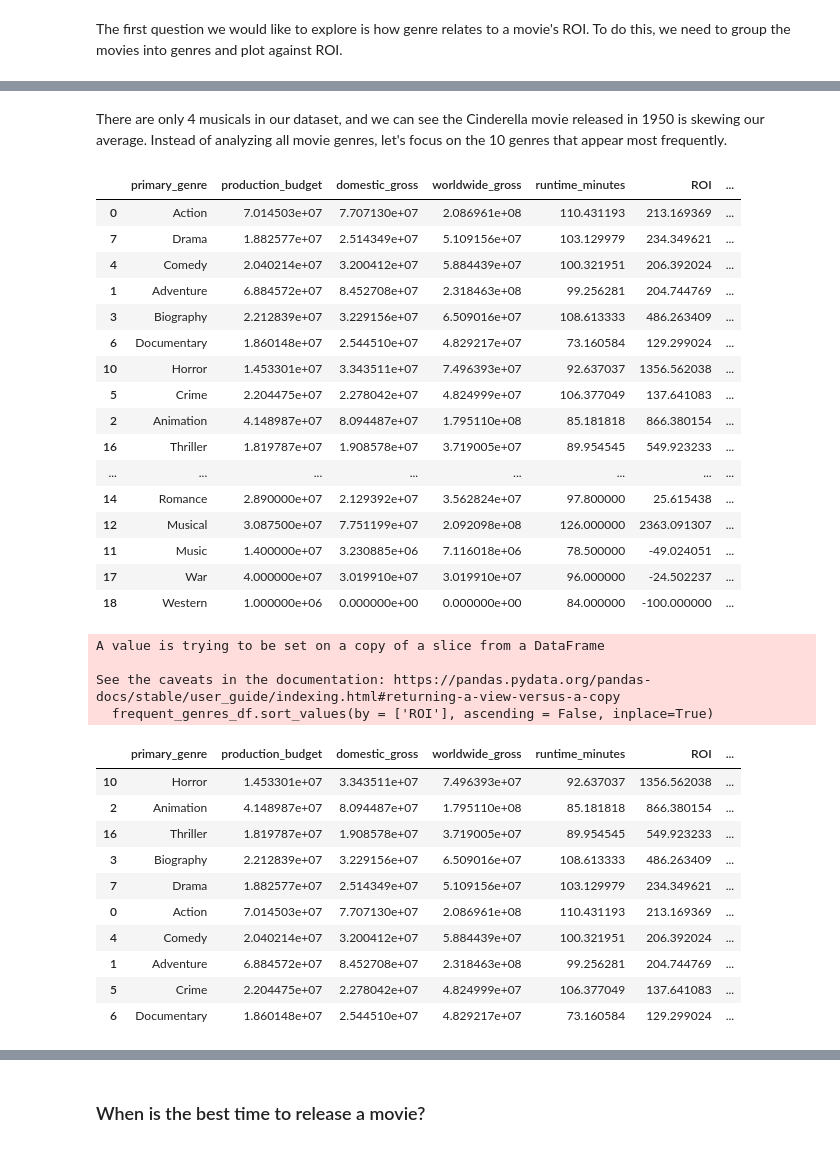
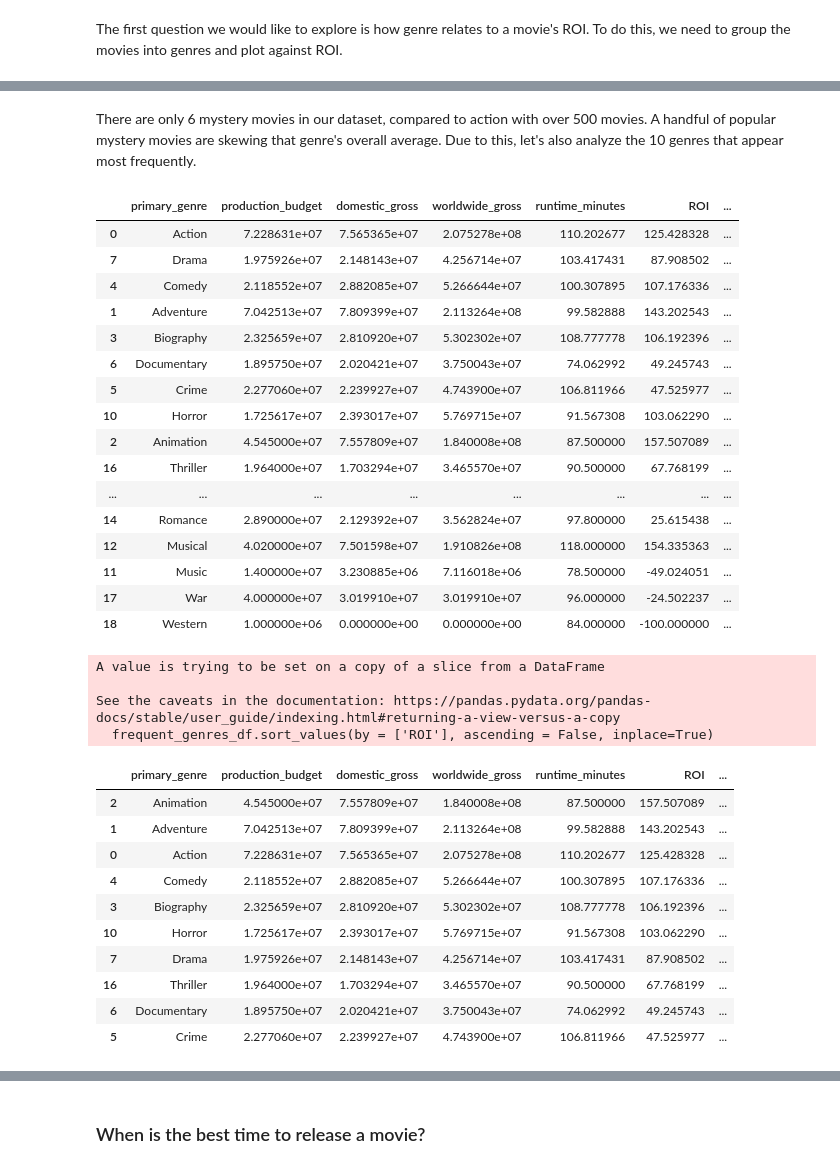
Before and after one commit to Sammyknee/dsc-project-template, a Jupyter notebook: Phase 1 Project - Data Analysis.ipynb, the cells around one changed output, grey strips where cells are left out. Drawn from its saved outputs; the diff is of its cells as text; code cells hidden in the pictures.

```diff
--- a/Phase 1 Project - Data Analysis.ipynb
+++ b/Phase 1 Project - Data Analysis.ipynb
@@ -38,0 +74,5 @@ directors_df.head()
+# %%
+#create new dataframe of ROI values below 1000
+
+filtered_title_budgets_df = title_budgets_df[title_budgets_df['ROI']< 800]
+filtered_title_budgets_df.shape
@@ -43,7 +87,7 @@ The first question we would like to explore is how genre relates to a movie's RO
 # %%
 # group movies by primary_genre in a new dataframe, and sort by ROI.
 
-genres_ROI_df = title_budgets_df.groupby(['primary_genre']).mean().reset_index()
+genres_ROI_df = filtered_title_budgets_df.groupby(['primary_genre']).mean().reset_index()
 genres_ROI_df.sort_values(by = ['ROI'], ascending = False, inplace=True)
 genres_ROI_df
 # %% [output]
@@ -108,2 +150,0 @@ title_budgets_df[title_budgets_df['primary_genre']=='Musical']
-# %% [markdown]
-There are only 4 musicals in our dataset, and we can see the Cinderella movie released in 1950 is skewing our average. Instead of analyzing all movie genres, let's focus on the 10 genres that appear most frequently.
@@ -110,24 +153,26 @@ There are only 4 musicals in our dataset, and we can see the Cinderella movie re
+# %% [markdown]
+There are only 6 mystery movies in our dataset, compared to action with over 500 movies. A handful of popular mystery movies are skewing that genre's overall average. Due to this, let's also analyze the 10 genres that appear most frequently.
 # %%
 ## add a count column to determine which genres appear most frequently, and sort by the new count column.
 
-genres_ROI_df['count'] = title_budgets_df.groupby(['primary_genre']).count().reset_index()['movie']
+genres_ROI_df['count'] = filtered_title_budgets_df.groupby(['primary_genre']).count().reset_index()['movie']
 genres_ROI_df.sort_values(by = ['count'], ascending = False, inplace=True)
 genres_ROI_df
 # %% [output]
 |  | primary_genre | production_budget | domestic_gross | worldwide_gross | runtime_minutes | ROI | ... |
-| 0 | Action | 7.014503e+07 | 7.707130e+07 | 2.086961e+08 | 110.431193 | 213.169369 | ... |
-| 7 | Drama | 1.882577e+07 | 2.514349e+07 | 5.109156e+07 | 103.129979 | 234.349621 | ... |
-| 4 | Comedy | 2.040214e+07 | 3.200412e+07 | 5.884439e+07 | 100.321951 | 206.392024 | ... |
-| 1 | Adventure | 6.884572e+07 | 8.452708e+07 | 2.318463e+08 | 99.256281 | 204.744769 | ... |
-| 3 | Biography | 2.212839e+07 | 3.229156e+07 | 6.509016e+07 | 108.613333 | 486.263409 | ... |
-| 6 | Documentary | 1.860148e+07 | 2.544510e+07 | 4.829217e+07 | 73.160584 | 129.299024 | ... |
-| 10 | Horror | 1.453301e+07 | 3.343511e+07 | 7.496393e+07 | 92.637037 | 1356.562038 | ... |
-| 5 | Crime | 2.204475e+07 | 2.278042e+07 | 4.824999e+07 | 106.377049 | 137.641083 | ... |
-| 2 | Animation | 4.148987e+07 | 8.094487e+07 | 1.795110e+08 | 85.181818 | 866.380154 | ... |
-| 16 | Thriller | 1.819787e+07 | 1.908578e+07 | 3.719005e+07 | 89.954545 | 549.923233 | ... |
+| 0 | Action | 7.228631e+07 | 7.565365e+07 | 2.075278e+08 | 110.202677 | 125.428328 | ... |
+| 7 | Drama | 1.975926e+07 | 2.148143e+07 | 4.256714e+07 | 103.417431 | 87.908502 | ... |
+| 4 | Comedy | 2.118552e+07 | 2.882085e+07 | 5.266644e+07 | 100.307895 | 107.176336 | ... |
+| 1 | Adventure | 7.042513e+07 | 7.809399e+07 | 2.113264e+08 | 99.582888 | 143.202543 | ... |
+| 3 | Biography | 2.325659e+07 | 2.810920e+07 | 5.302302e+07 | 108.777778 | 106.192396 | ... |
+| 6 | Documentary | 1.895750e+07 | 2.020421e+07 | 3.750043e+07 | 74.062992 | 49.245743 | ... |
+| 5 | Crime | 2.277060e+07 | 2.239927e+07 | 4.743900e+07 | 106.811966 | 47.525977 | ... |
+| 10 | Horror | 1.725617e+07 | 2.393017e+07 | 5.769715e+07 | 91.567308 | 103.062290 | ... |
+| 2 | Animation | 4.545000e+07 | 7.557809e+07 | 1.840008e+08 | 87.500000 | 157.507089 | ... |
+| 16 | Thriller | 1.964000e+07 | 1.703294e+07 | 3.465570e+07 | 90.500000 | 67.768199 | ... |
 | ... | ... | ... | ... | ... | ... | ... | ... |
 | 14 | Romance | 2.890000e+07 | 2.129392e+07 | 3.562824e+07 | 97.800000 | 25.615438 | ... |
-| 12 | Musical | 3.087500e+07 | 7.751199e+07 | 2.092098e+08 | 126.000000 | 2363.091307 | ... |
+| 12 | Musical | 4.020000e+07 | 7.501598e+07 | 1.910826e+08 | 118.000000 | 154.335363 | ... |
 | 11 | Music | 1.400000e+07 | 3.230885e+06 | 7.116018e+06 | 78.500000 | -49.024051 | ... |
 | 17 | War | 4.000000e+07 | 3.019910e+07 | 3.019910e+07 | 96.000000 | -24.502237 | ... |
 | 18 | Western | 1.000000e+06 | 0.000000e+00 | 0.000000e+00 | 84.000000 | -100.000000 | ... |
@@ -142,14 +187,14 @@ A value is trying to be set on a copy of a slice from a DataFrame
 See the caveats in the documentation: https://pandas.pydata.org/pandas-docs/stable/user_guide/indexing.html#returning-a-view-versus-a-copy
   frequent_genres_df.sort_values(by = ['ROI'], ascending = False, inplace=True)
 |  | primary_genre | production_budget | domestic_gross | worldwide_gross | runtime_minutes | ROI | ... |
-| 10 | Horror | 1.453301e+07 | 3.343511e+07 | 7.496393e+07 | 92.637037 | 1356.562038 | ... |
-| 2 | Animation | 4.148987e+07 | 8.094487e+07 | 1.795110e+08 | 85.181818 | 866.380154 | ... |
-| 16 | Thriller | 1.819787e+07 | 1.908578e+07 | 3.719005e+07 | 89.954545 | 549.923233 | ... |
-| 3 | Biography | 2.212839e+07 | 3.229156e+07 | 6.509016e+07 | 108.613333 | 486.263409 | ... |
-| 7 | Drama | 1.882577e+07 | 2.514349e+07 | 5.109156e+07 | 103.129979 | 234.349621 | ... |
-| 0 | Action | 7.014503e+07 | 7.707130e+07 | 2.086961e+08 | 110.431193 | 213.169369 | ... |
-| 4 | Comedy | 2.040214e+07 | 3.200412e+07 | 5.884439e+07 | 100.321951 | 206.392024 | ... |
-| 1 | Adventure | 6.884572e+07 | 8.452708e+07 | 2.318463e+08 | 99.256281 | 204.744769 | ... |
-| 5 | Crime | 2.204475e+07 | 2.278042e+07 | 4.824999e+07 | 106.377049 | 137.641083 | ... |
-| 6 | Documentary | 1.860148e+07 | 2.544510e+07 | 4.829217e+07 | 73.160584 | 129.299024 | ... |
+| 2 | Animation | 4.545000e+07 | 7.557809e+07 | 1.840008e+08 | 87.500000 | 157.507089 | ... |
+| 1 | Adventure | 7.042513e+07 | 7.809399e+07 | 2.113264e+08 | 99.582888 | 143.202543 | ... |
+| 0 | Action | 7.228631e+07 | 7.565365e+07 | 2.075278e+08 | 110.202677 | 125.428328 | ... |
+| 4 | Comedy | 2.118552e+07 | 2.882085e+07 | 5.266644e+07 | 100.307895 | 107.176336 | ... |
+| 3 | Biography | 2.325659e+07 | 2.810920e+07 | 5.302302e+07 | 108.777778 | 106.192396 | ... |
+| 10 | Horror | 1.725617e+07 | 2.393017e+07 | 5.769715e+07 | 91.567308 | 103.062290 | ... |
+| 7 | Drama | 1.975926e+07 | 2.148143e+07 | 4.256714e+07 | 103.417431 | 87.908502 | ... |
+| 16 | Thriller | 1.964000e+07 | 1.703294e+07 | 3.465570e+07 | 90.500000 | 67.768199 | ... |
+| 6 | Documentary | 1.895750e+07 | 2.020421e+07 | 3.750043e+07 | 74.062992 | 49.245743 | ... |
+| 5 | Crime | 2.277060e+07 | 2.239927e+07 | 4.743900e+07 | 106.811966 | 47.525977 | ... |
 # %%
```
Also changed, not shown: parts of 68 cells of this notebook.
